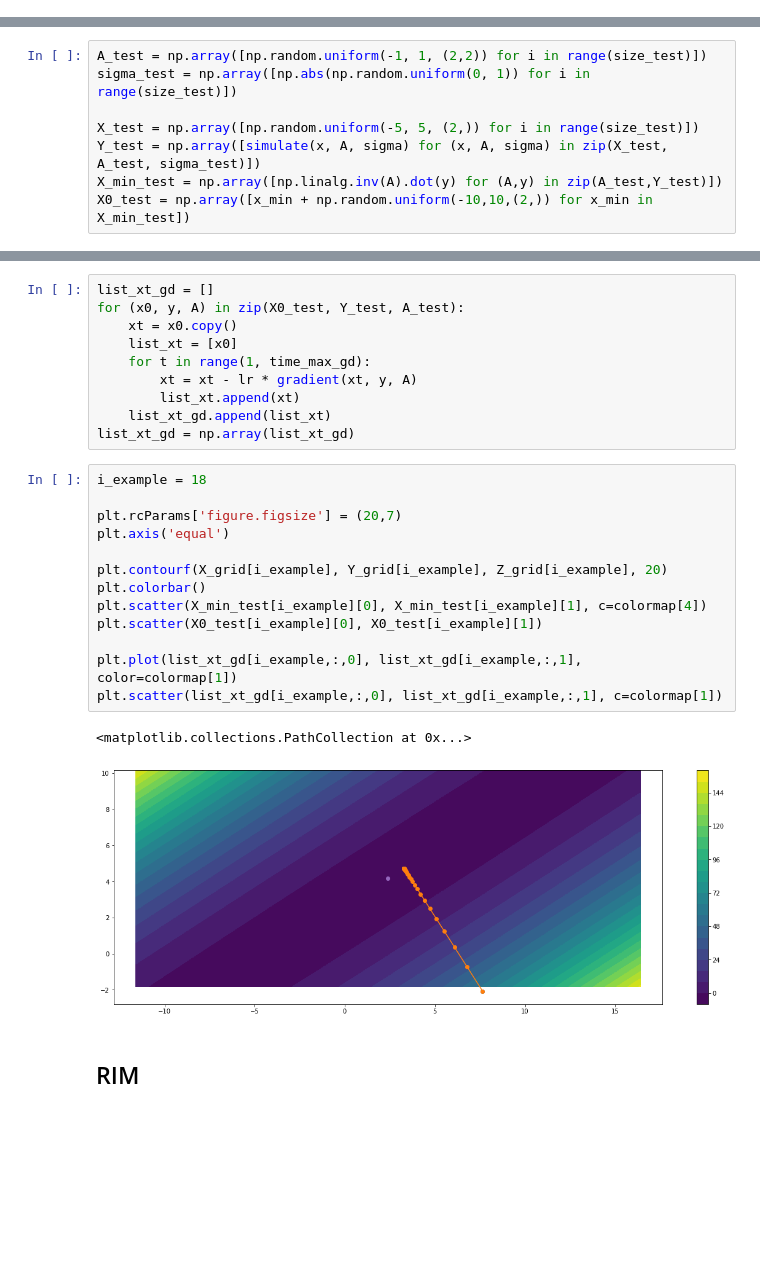
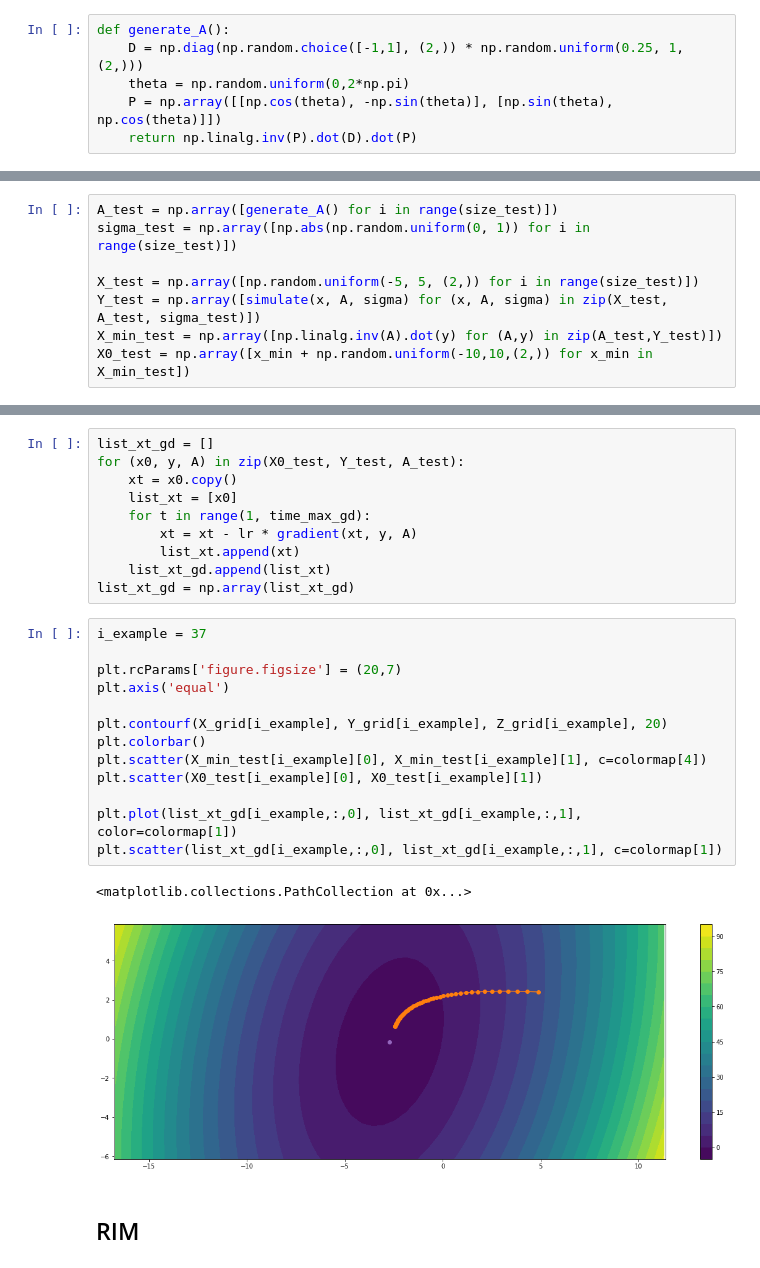
Before and after one commit to artix41/RIM-pytorch, a Jupyter notebook: rim-toy.ipynb, the cells around one changed output, grey strips where cells are left out. Drawn from its saved outputs; the diff is of its cells as text; blank space fills up the shorter version.

```diff
--- a/rim-toy.ipynb
+++ b/rim-toy.ipynb
@@ -42,4 +36,10 @@ def simulate(x, A, sigma):
     return np.dot(A,x) + np.random.normal(0,sigma, (2,))
 # %% [markdown]
 ### Data
+# %%
+def generate_A():
+    D = np.diag(np.random.choice([-1,1], (2,)) * np.random.uniform(0.25, 1, (2,)))
+    theta = np.random.uniform(0,2*np.pi)
+    P = np.array([[np.cos(theta), -np.sin(theta)], [np.sin(theta), np.cos(theta)]])
+    return np.linalg.inv(P).dot(D).dot(P)
 # %%
@@ -51,7 +51,7 @@ Y_train = np.array([simulate(x, A, sigma) for (x, A, sigma) in zip(X_train, A_tr
 X_min_train = np.array([np.linalg.inv(A).dot(y) for (A,y) in zip(A_train,Y_train)])
 X0_train = np.array([x_min + np.random.uniform(-10,10,(2,)) for x_min in X_min_train])
 # %%
-A_test = np.array([np.random.uniform(-1, 1, (2,2)) for i in range(size_test)])
+A_test = np.array([generate_A() for i in range(size_test)])
 sigma_test = np.array([np.abs(np.random.uniform(0, 1)) for i in range(size_test)])
 
 X_test = np.array([np.random.uniform(-5, 5, (2,)) for i in range(size_test)])
@@ -107,21 +108,21 @@ for (x0, y, A) in zip(X0_test, Y_test, A_test):
     list_xt_gd.append(list_xt)
 list_xt_gd = np.array(list_xt_gd)
 # %%
-i_example = 18
+i_example = 37
 
 plt.rcParams['figure.figsize'] = (20,7)
 plt.axis('equal')
 
 plt.contourf(X_grid[i_example], Y_grid[i_example], Z_grid[i_example], 20)
 plt.colorbar()
 plt.scatter(X_min_test[i_example][0], X_min_test[i_example][1], c=colormap[4])
 plt.scatter(X0_test[i_example][0], X0_test[i_example][1])
 
 plt.plot(list_xt_gd[i_example,:,0], list_xt_gd[i_example,:,1], color=colormap[1])
 plt.scatter(list_xt_gd[i_example,:,0], list_xt_gd[i_example,:,1], c=colormap[1])
 # %% [output]
 <matplotlib.collections.PathCollection at 0x...>
-[figure, old version]
+[figure, new version]
 # %% [markdown]
 ## RIM
 # %%
```
Also changed, not shown: parts of 14 cells of this notebook.
